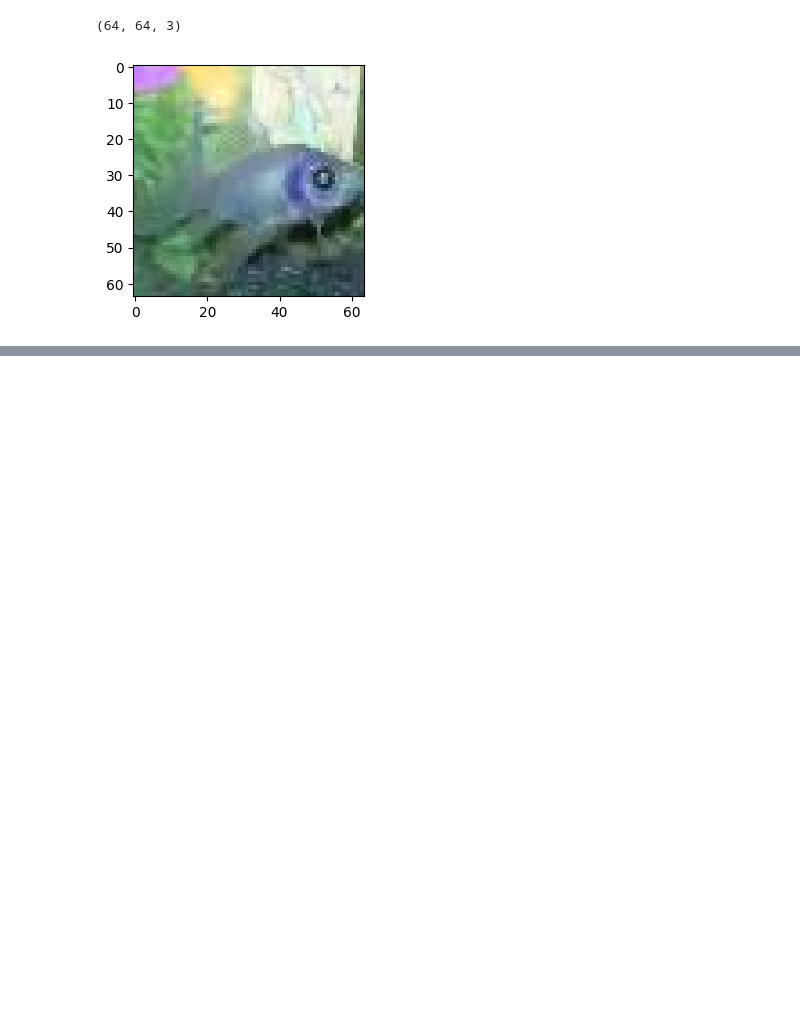
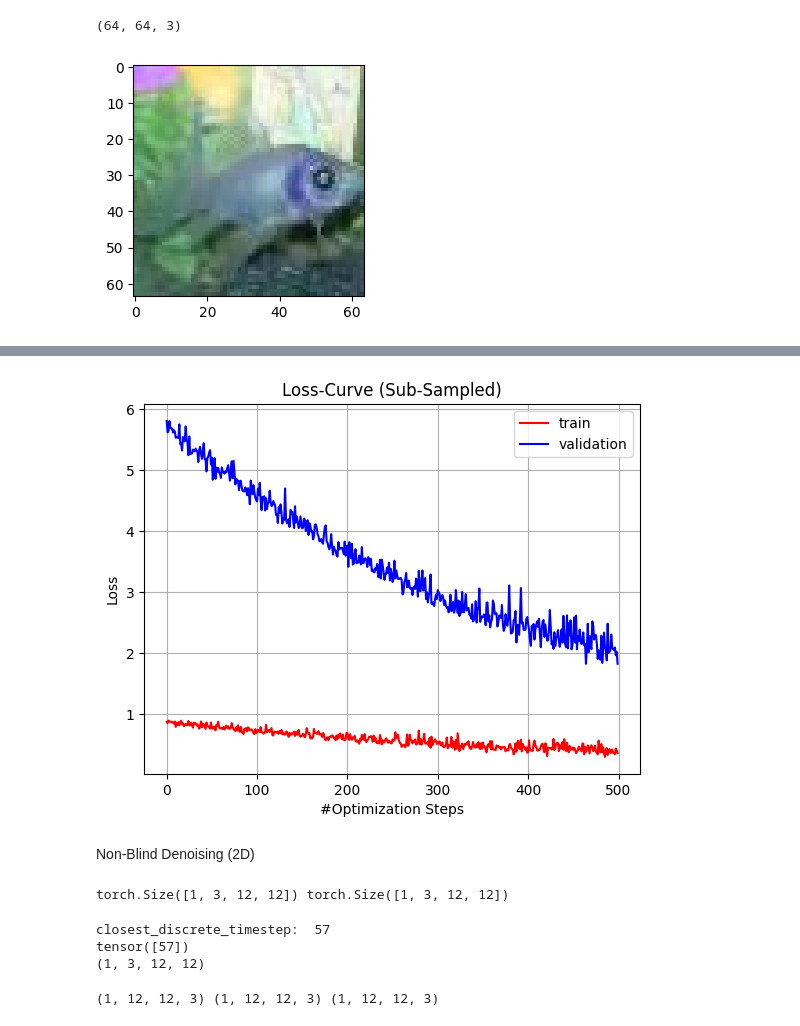
Before and after one commit to AlikMon88/Gibbs-Diff, a Jupyter notebook: unit_main_gibbs.ipynb, the cells around one changed output, grey strips where cells are left out. Cells and saved outputs as stored; diff of their text form; code cells hidden in the pictures; blank space fills up the shorter version.

Commit message:
add non-blind

```diff
--- a/unit_main_gibbs.ipynb
+++ b/unit_main_gibbs.ipynb
@@ -575,8 +611,8 @@ Non-trainable params: 0
 ____________________________________________________________________________________________________
 # %%
 ### Just the diffusion framework
-gdiffusion = GibbsDiff2D(
+gdiffusion_2d = GibbsDiff2D(
     gmodel_2d,
-    image_size = (3, 64, 64),
+    image_size = (3, *input_size),
     num_timesteps = 1000,
 )
@@ -582,0 +627,2 @@ gdiffusion = GibbsDiff2D(
+# %%
+train_num_steps = 5000
@@ -582,0 +645,18 @@ gdiffusion = GibbsDiff2D(
+# %%
+fig = plt.Figure(figsize=(7, 7))
+
+rate = 10
+plt.plot(np.arange(train_num_steps // rate), train_loss_curve[::rate], color = 'red', label = 'train')
+plt.plot(np.arange(train_num_steps // rate), val_loss_curve[::rate], color = 'blue', label = 'validation')
+
+plt.ylabel('Loss')
+plt.xlabel('#Optimization Steps')
+plt.title('Loss-Curve (Sub-Sampled)')
+
+plt.grid()
+plt.legend()
+plt.show()
+# %% [output]
+[figure, added]
+# %% [markdown]
+Non-Blind Denoising (2D)
@@ -582,0 +670,26 @@ gdiffusion = GibbsDiff2D(
+# %%
+yt, x0 = val_observation_2d[0].view(1, 3, *input_size), val_images_2d[0].view(1, 3, *input_size)
+print(x0.shape, yt.shape)
+# %% [output]
+torch.Size([1, 3, 12, 12]) torch.Size([1, 3, 12, 12])
+# %%
+sigma_timestep = gdiffusion_2d.get_closest_timestep(torch.tensor([sigma]).to(device)).item()
+print('closest_discrete_timestep: ', sigma_timestep)
+
+sigma_timestep = torch.tensor(sigma_timestep).unsqueeze(0).repeat(yt.shape[0])
+print(sigma_timestep)
+
+x_denoised = gdiffusion_2d.denoise_samples_batch_time(yt, sigma_timestep, phi_ps=phi).cpu().numpy()
+print(x_denoised.shape)
+# %% [output]
+closest_discrete_timestep:  57
+tensor([57])
+(1, 3, 12, 12)
+# %%
+x0 = x0.cpu().numpy().reshape(1, *input_size, 3).astype('float32')
+x_denoised = x_denoised.reshape(1, *input_size, 3).astype('float32')
+yt = yt.cpu().numpy().reshape(1, *input_size, 3).astype('float32')
+
+print(x0.shape, x_denoised.shape, yt.shape)
+# %% [output]
+(1, 12, 12, 3) (1, 12, 12, 3) (1, 12, 12, 3)
```
Also changed, not shown: parts of 20 cells of this notebook, 5 other files.
